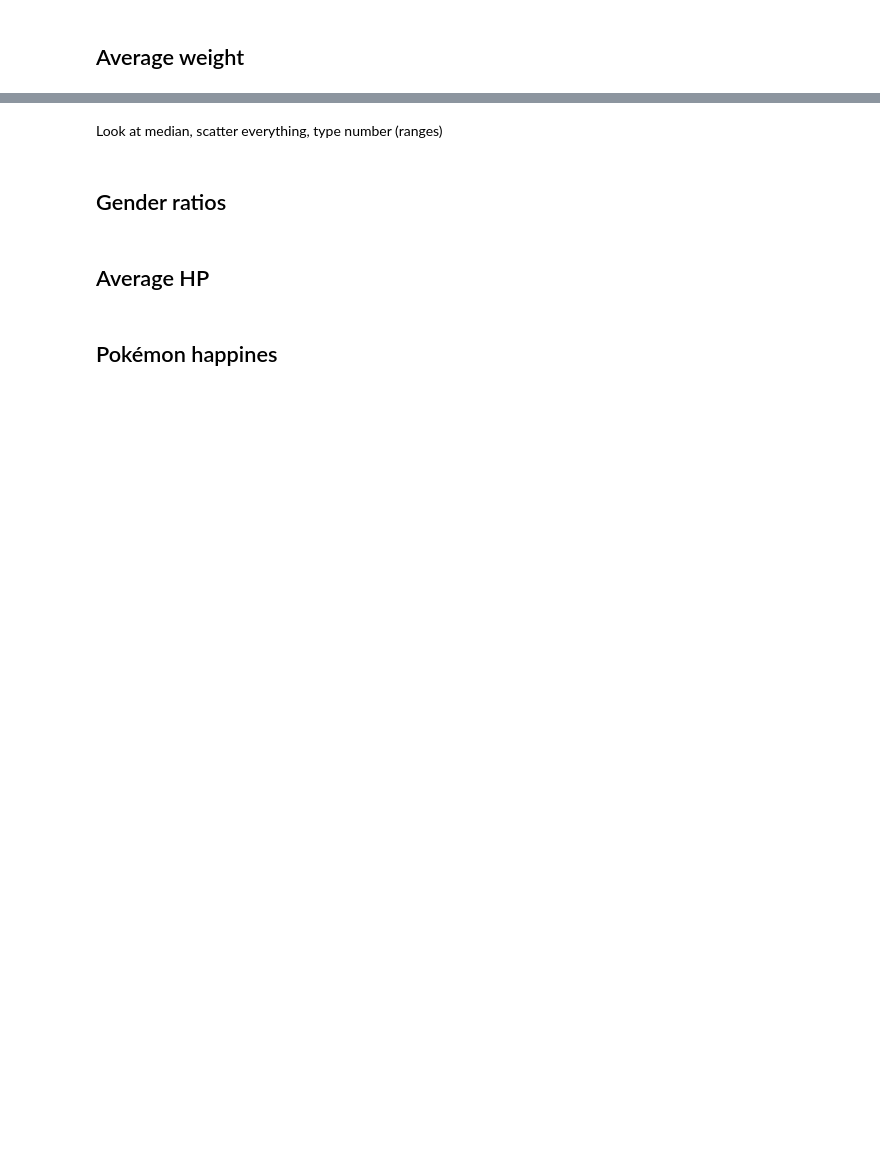
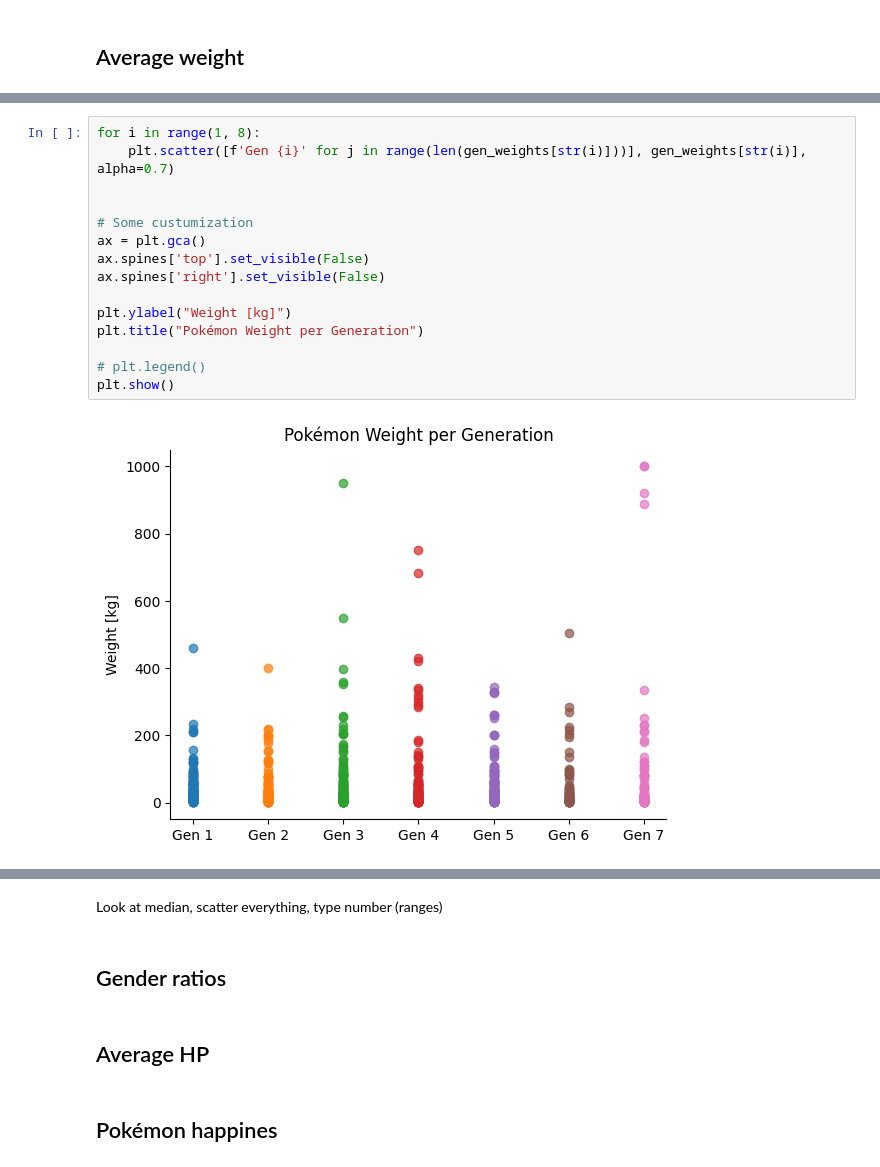
Before and after one commit to ylvao/HEL-8048, a Jupyter notebook: exam.ipynb, the cells around one changed output, grey strips where cells are left out. Saved outputs shown, nothing was run; the diff lists cells and outputs as text; blank space fills up the shorter version.

Commit message:
aded median and scatter plot

```diff
--- a/exam.ipynb
+++ b/exam.ipynb
@@ -55,3 +57,20 @@ plt.legend()
 plt.show()
 # %% [output]
 [figure]
+# %%
+for i in range(1, 8):
+    plt.scatter([f'Gen {i}' for j in range(len(gen_weights[str(i)]))], gen_weights[str(i)], alpha=0.7)
+
+
+# Some custumization
+ax = plt.gca()
+ax.spines['top'].set_visible(False)
+ax.spines['right'].set_visible(False)
+
+plt.ylabel("Weight [kg]")
+plt.title("Pokémon Weight per Generation")
+
+# plt.legend()
+plt.show()
+# %% [output]
+[figure, added]
```
Also changed, not shown: parts of 4 cells of this notebook.
